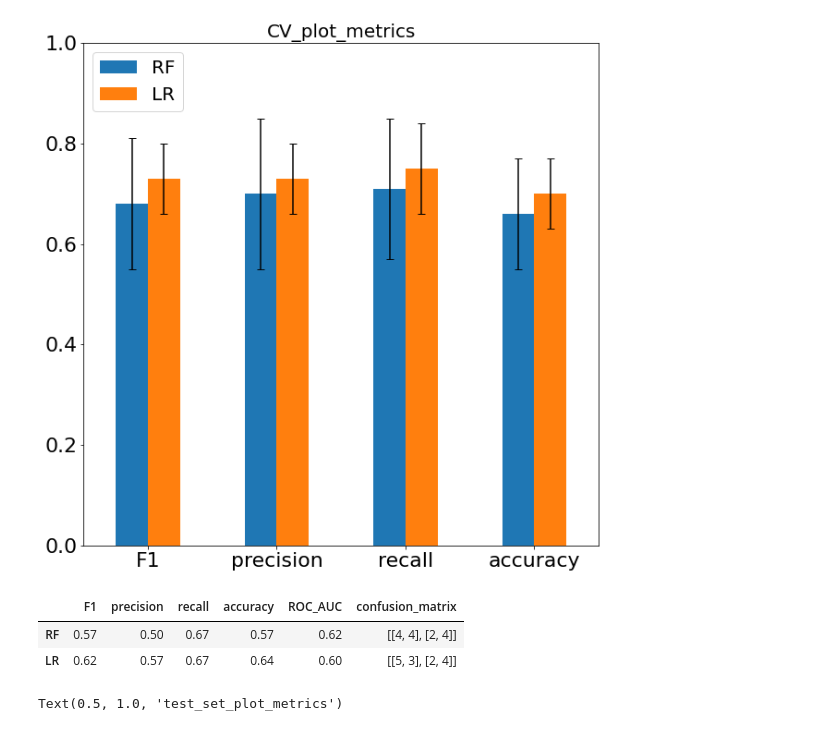
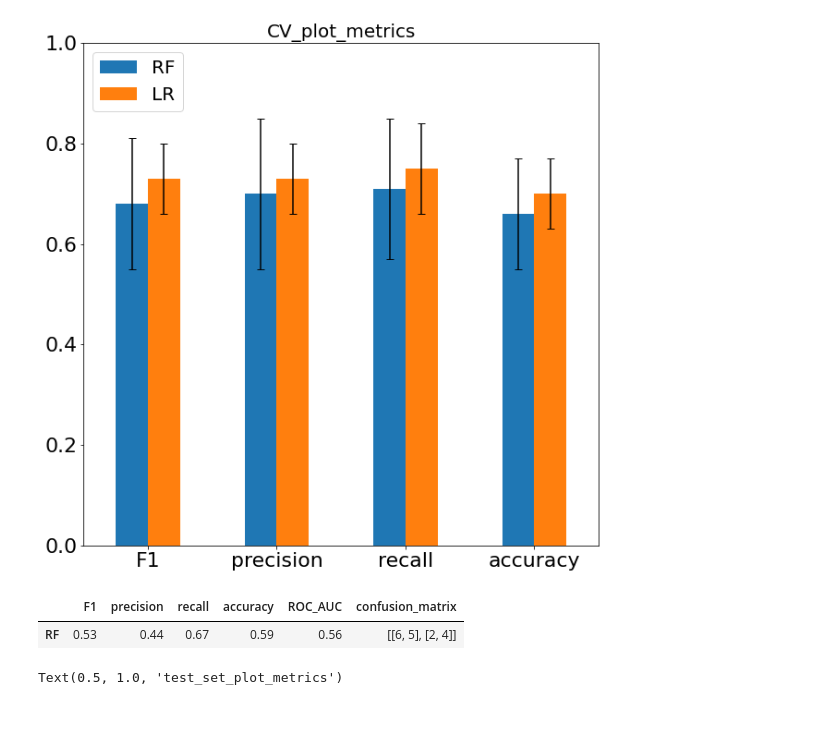
Before and after one commit to yshen25/EPI_ML, a Jupyter notebook: ML_test.ipynb, the cells around one changed output. Cells and saved outputs as stored; diff of their text form; code cells hidden in the pictures.

```diff
--- a/ML_test.ipynb
+++ b/ML_test.ipynb
@@ -295,7 +281,7 @@ Dropped features:
 from sklearn.model_selection import train_test_split
 from sklearn.discriminant_analysis import LinearDiscriminantAnalysis as LDA
 
-def data_split(X, Y, test_size, random_state=0):
+def data_split(X, Y, test_size, random_state=1):
     if not (type(X) is np.ndarray):
         X = X.to_numpy()
     if not (type(Y) is np.ndarray):
@@ -308,9 +294,9 @@ def data_split(X, Y, test_size, random_state=0):
 X_train, X_test, Y_train, Y_test = data_split(X_given, Yb, 0.2)
 # print(X_train)
 # print(X_test)
-# lda = LDA().fit(X_train, Y_train)
-# X_trainl = lda.transform(X_train)
-# X_testl = lda.transform(X_test)
+lda = LDA().fit(X_train, Y_train)
+X_trainl = lda.transform(X_train)
+X_testl = lda.transform(X_test)
 # %%
 from sklearn.model_selection import KFold
 cv = KFold(n_splits=5, random_state=42, shuffle=True)
@@ -572,15 +565,0 @@ KeyboardInterrupt:
-# %%
-## temperory
-from sklearn.metrics import accuracy_score
-RF = RandomForestClassifier(random_state=42,n_jobs=-1).set_params(**RF_tuned_params)
-RF.fit(X_train, Y_train)
-pred_test = RF.predict(X_test)
-    #pred_test_probs = clf.predict_proba(X_testl)
-    #fpr, tpr, thresholds = roc_curve(Y_test,pred_test)
-
-    #f1.append(f1_score(Y_test,pred_test))
-    #prec.append(precision_score(Y_test,pred_test))
-    #recall.append(recall_score(Y_test,pred_test))
-print(accuracy_score(Y_test,pred_test))
-    #ROC_AUC.append(roc_auc_score(Y_test, pred_test_probs[:,1]))
-    #conf.append(confusion_matrix(Y_test,pred_test))
@@ -637,7 +614,8 @@ def kf_cv(clf, X, y, folds = 10, shuf = True, random_state=42):
     #return a dataframe consisting five metrics and confusion matrix.
     return pd.DataFrame(zip(f1,prec,recall,acc,ROC_AUC,conf), columns = metric_cols)
 # %%
-
+RF_tuned_params = {'max_depth': None, 'max_features': 'auto', 'min_samples_leaf': 16, 'n_estimators': 1280}
+#Best score: 0.9371794871794872
 #make sure datasets are converted from pandas DataFrame into numpy ndarray avoid errors in machine learning.
 
 #X_train, X_test, y_train, y_test = train_test_split(X,y,test_size = 0.20, random_state=0) #same random_state as previous GS
@@ -645,7 +623,7 @@ def kf_cv(clf, X, y, folds = 10, shuf = True, random_state=42):
 #setting up models using tuned hyperparameters from Grid Search.
 #GBDT = GradientBoostingClassifier(random_state=42).set_params(**GBDT_tuned_params)
 RF = RandomForestClassifier(random_state=42).set_params(**RF_tuned_params)
-LR = LogisticRegression(random_state=42).set_params(**LR_tuned_params)
+#LR = LogisticRegression(random_state=42).set_params(**LR_tuned_params)
 #SVM = SVC(random_state=42).set_params(**SVM_tuned_params)
 
 #create dictionary to store k-fold CV results
@@ -657,7 +635,7 @@ cv_score_sem = pd.DataFrame()
 #run k-fold CV
 for clf, model_name in zip([RF], ['RF']):#'RF','GBDT','LR','SVM'
     #clf = eval(model_name)
-    cv_score_dict[model_name] = kf_cv(clf,X_train,Y_train,5,True)
+    cv_score_dict[model_name] = kf_cv(clf,X_trainl,Y_train,5,True)
     cv_score_mean[model_name] = cv_score_dict[model_name].mean()[:-1]
     cv_score_sem[model_name] = cv_score_dict[model_name].sem()
 
@@ -720,36 +689,35 @@ Text(0.5, 1.0, 'CV_plot_metrics')
 # %%
 #create a dataframe to store test set performance
 test_set_result = pd.DataFrame()
 f1,prec,recall,acc,ROC_AUC,conf = ([],[],[],[],[],[])
 
 #evaluate the performance of the different classifiers
-for model_name in ['RF', 'LR']:#'RF','GBDT','LR','SVM'
+for model_name in ['RF']:#'RF','GBDT','LR','SVM'
     clf = eval(model_name)
 
-    clf.fit(X_train, Y_train)
+    clf.fit(X_trainl, Y_train)
 
-    pred_test = clf.predict(X_test)
-    pred_test_probs = clf.predict_proba(X_test)
+    pred_test = clf.predict(X_testl)
+    pred_test_probs = clf.predict_proba(X_testl)
     fpr, tpr, _ = roc_curve(Y_test,pred_test)
 
     f1.append(f1_score(Y_test,pred_test))
     prec.append(precision_score(Y_test,pred_test))
     recall.append(recall_score(Y_test,pred_test))
     acc.append(accuracy_score(Y_test,pred_test))
     ROC_AUC.append(roc_auc_score(Y_test, pred_test_probs[:,1]))
     conf.append(confusion_matrix(Y_test,pred_test))
 
 test_set_scores = zip(f1,prec,recall,acc,ROC_AUC,conf)
 
 test_set_result = pd.DataFrame(test_set_scores,
                                columns=['F1','precision','recall',
                                         'accuracy','ROC_AUC','confusion_matrix'],
-                               index = ['RF', 'LR'])#'RF','GBDT','LR','SVM'
+                               index = ['RF'])#'RF','GBDT','LR','SVM'
 test_set_result.round(2)
 # %% [output]
 |  | F1 | precision | recall | accuracy | ROC_AUC | confusion_matrix |
-| RF | 0.57 | 0.50 | 0.67 | 0.57 | 0.62 | [[4, 4], [2, 4]] |
-| LR | 0.62 | 0.57 | 0.67 | 0.64 | 0.60 | [[5, 3], [2, 4]] |
+| RF | 0.53 | 0.44 | 0.67 | 0.59 | 0.56 | [[6, 5], [2, 4]] |
 # %%
 test_set_plot_metrics = test_set_result.iloc[:,:-1].transpose().plot(kind = 'bar', ylim = (0,1),
                                                 rot = 0, stacked = False, legend=False,
```
Also changed, not shown: parts of 16 cells of this notebook, 4 other files.
